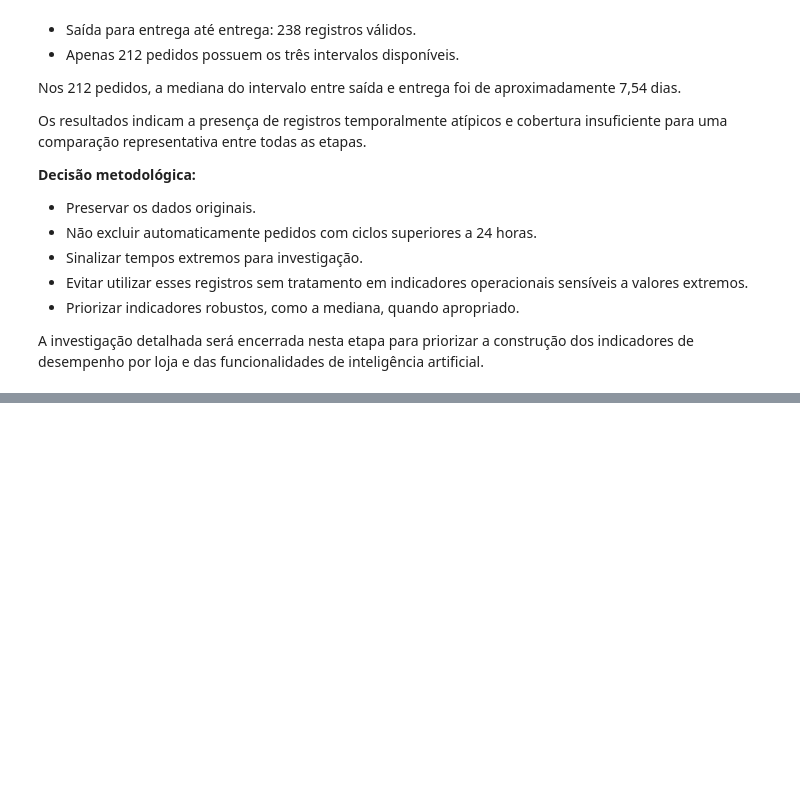
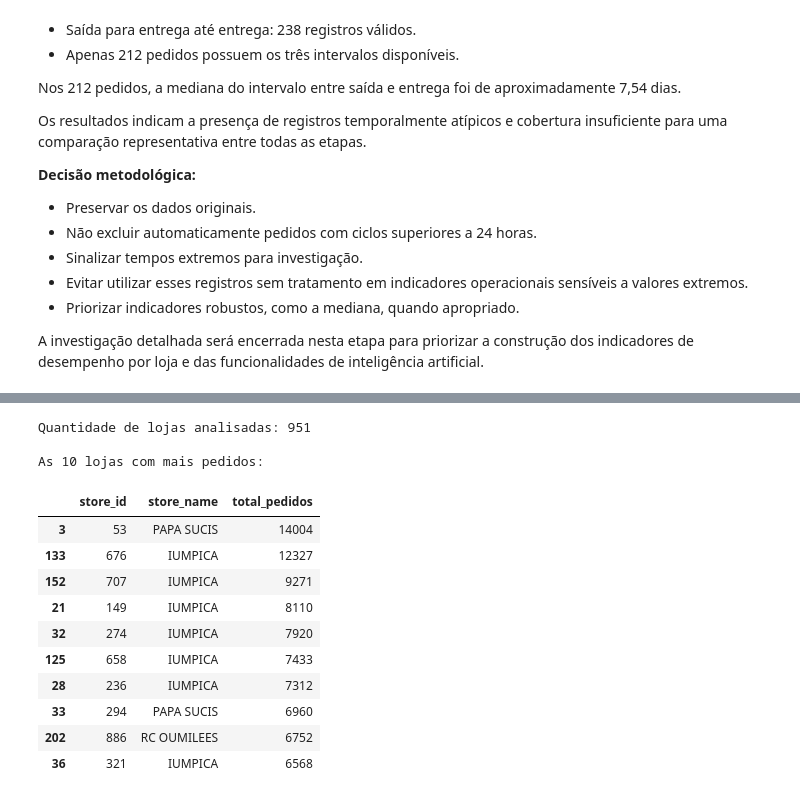
Before and after one commit to DanielDevCC26/ai-customer-intelligence, a Jupyter notebook: notebooks/01_data_exploration.ipynb, the cells around one changed output, grey strips where cells are left out. Saved outputs shown, nothing was run; the diff lists cells and outputs as text; code cells hidden in the pictures; blank space fills up the shorter version.

```diff
--- a/notebooks/01_data_exploration.ipynb
+++ b/notebooks/01_data_exploration.ipynb
@@ -644,0 +757,28 @@ e das funcionalidades de inteligência artificial.
+# %%
+pedidos_por_loja = (
+    pedidos_lojas
+    .groupby(["store_id", "store_name"])
+    .agg(total_pedidos=("order_id", "count"))
+    .reset_index()
+    .sort_values("total_pedidos", ascending=False)
+)
+
+print("Quantidade de lojas analisadas:", len(pedidos_por_loja))
+
+print("\nAs 10 lojas com mais pedidos:")
+display(pedidos_por_loja.head(10))
+# %% [output]
+Quantidade de lojas analisadas: 951
+
+As 10 lojas com mais pedidos:
+|  | store_id | store_name | total_pedidos |
+| 3 | 53 | PAPA SUCIS | 14004 |
+| 133 | 676 | IUMPICA | 12327 |
+| 152 | 707 | IUMPICA | 9271 |
+| 21 | 149 | IUMPICA | 8110 |
+| 32 | 274 | IUMPICA | 7920 |
+| 125 | 658 | IUMPICA | 7433 |
+| 28 | 236 | IUMPICA | 7312 |
+| 33 | 294 | PAPA SUCIS | 6960 |
+| 202 | 886 | RC OUMILEES | 6752 |
+| 36 | 321 | IUMPICA | 6568 |
```
Also changed, not shown: parts of 9 cells of this notebook.
